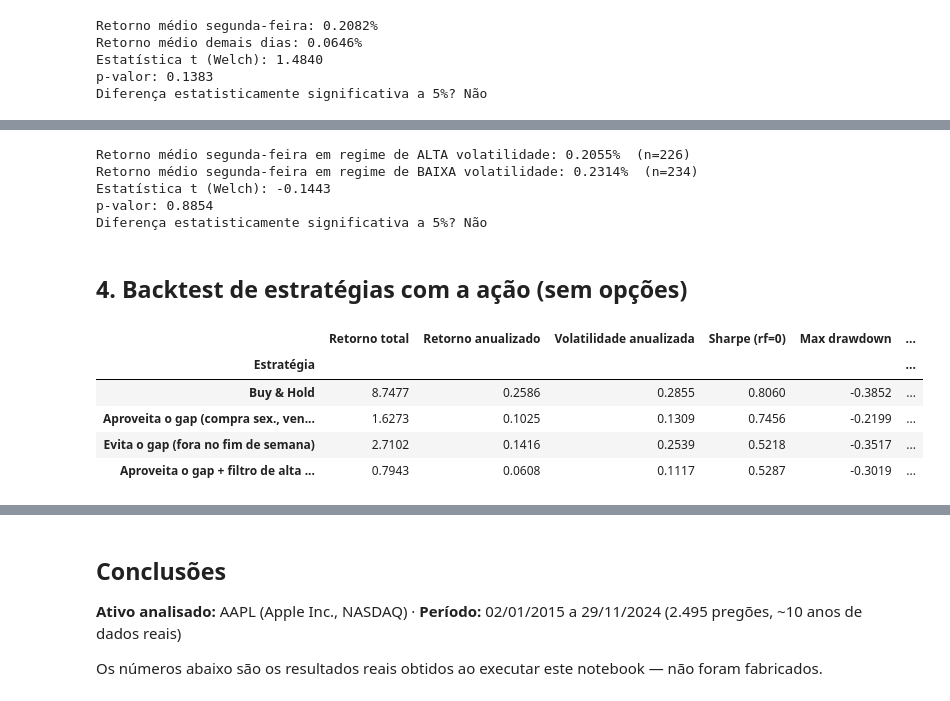
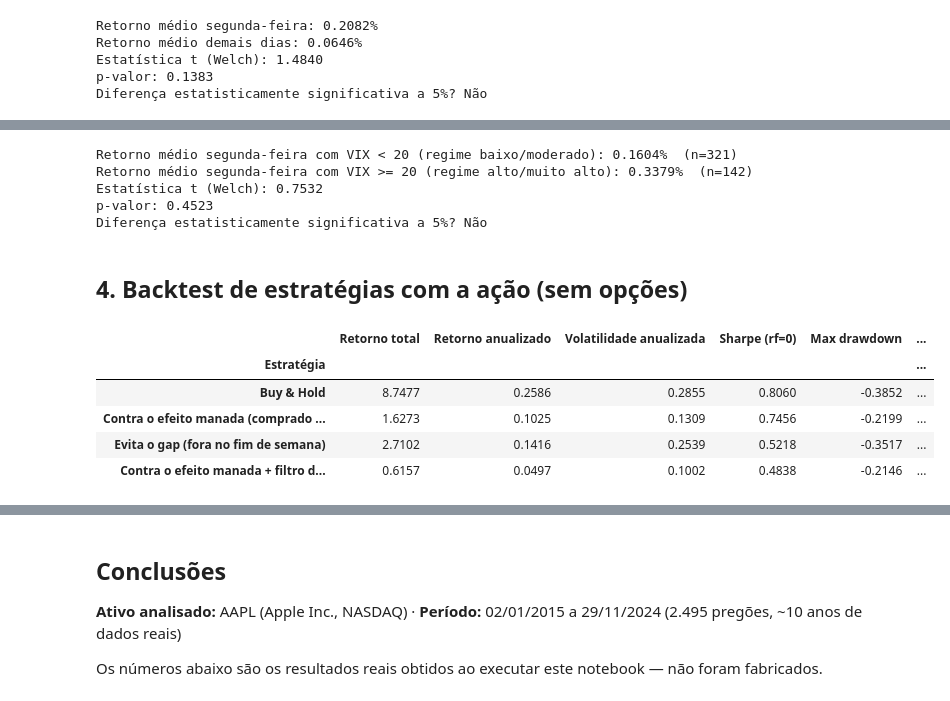
Before and after one commit to jorgerachid1/estrategia-fim-de-semana-volatilidade, a Jupyter notebook: estrategia_fim_de_semana_volatilidade.ipynb, the cells around one changed output, grey strips where cells are left out. Saved outputs shown, nothing was run; the diff lists cells and outputs as text; code cells hidden in the pictures.

```diff
--- a/estrategia_fim_de_semana_volatilidade.ipynb
+++ b/estrategia_fim_de_semana_volatilidade.ipynb
@@ -97,22 +155,19 @@ Diferença estatisticamente significativa a 5%? Não
 # %%
-df["vol_movel_21d"] = df["log_return"].rolling(21).std() * np.sqrt(252)
-mediana_vol = df["vol_movel_21d"].median()
+# Teste de hipótese formal: regime de VIX baixo (<20) vs. alto (>=20)
+baixo_vix = df_mon.loc[df_mon["vix_prev"] < 20, "log_return"]
+alto_vix = df_mon.loc[df_mon["vix_prev"] >= 20, "log_return"]
 
-df_mon = df.loc[df["weekday"] == "Monday"].dropna(subset=["vol_movel_21d"]).copy()
-alta_vol = df_mon.loc[df_mon["vol_movel_21d"] >= mediana_vol, "log_return"]
-baixa_vol = df_mon.loc[df_mon["vol_movel_21d"] < mediana_vol, "log_return"]
-
-t_stat2, p_value2 = stats.ttest_ind(alta_vol, baixa_vol, equal_var=False)
-print(f"Retorno médio segunda-feira em regime de ALTA volatilidade: {alta_vol.mean()*100:.4f}%  (n={len(alta_vol)})")
-print(f"Retorno médio segunda-feira em regime de BAIXA volatilidade: {baixa_vol.mean()*100:.4f}%  (n={len(baixa_vol)})")
+t_stat2, p_value2 = stats.ttest_ind(alto_vix, baixo_vix, equal_var=False)
+print(f"Retorno médio segunda-feira com VIX < 20 (regime baixo/moderado): {baixo_vix.mean()*100:.4f}%  (n={len(baixo_vix)})")
+print(f"Retorno médio segunda-feira com VIX >= 20 (regime alto/muito alto): {alto_vix.mean()*100:.4f}%  (n={len(alto_vix)})")
 print(f"Estatística t (Welch): {t_stat2:.4f}")
 print(f"p-valor: {p_value2:.4f}")
 print("Diferença estatisticamente significativa a 5%?", "Sim" if p_value2 < 0.05 else "Não")
 # %% [output]
-Retorno médio segunda-feira em regime de ALTA volatilidade: 0.2055%  (n=226)
-Retorno médio segunda-feira em regime de BAIXA volatilidade: 0.2314%  (n=234)
-Estatística t (Welch): -0.1443
-p-valor: 0.8854
+Retorno médio segunda-feira com VIX < 20 (regime baixo/moderado): 0.1604%  (n=321)
+Retorno médio segunda-feira com VIX >= 20 (regime alto/muito alto): 0.3379%  (n=142)
+Estatística t (Welch): 0.7532
+p-valor: 0.4523
 Diferença estatisticamente significativa a 5%? Não
 # %% [markdown]
 ## 4. Backtest de estratégias com a ação (sem opções)
@@ -123,30 +178,28 @@ d["ret"] = d["log_return"]
 # Estratégia 1: Buy & Hold
 d["strat_buyhold"] = d["ret"]
 
-# Estratégia 2: "Aproveita o gap" — compra no fechamento de sexta, vende no fechamento de segunda seguinte,
-# fica fora do mercado nos demais dias (terça a sexta).
+# Estratégia 2: "Contra o efeito manada" (aproveita o gap) — compra no fechamento de sexta, vende no
+# fechamento de segunda seguinte, fica fora do mercado nos demais dias (terça a sexta). Chamada de
+# "contra o efeito manada" porque faz exatamente o oposto do que a maioria dos investidores faz
+# (vender antes do fim de semana): ela SÓ fica posicionada durante o fim de semana.
 d["strat_aproveita_gap"] = np.where(d.index.day_name() == "Monday", d["ret"], 0.0)
 
 # Estratégia 3: "Evita o gap" — o oposto: fica posicionado de segunda a sexta, mas fecha a posição
 # na sexta e reabre na segunda (ou seja, ganha todos os dias MENOS o retorno de segunda-feira).
 d["strat_evita_gap"] = np.where(d.index.day_name() == "Monday", 0.0, d["ret"])
 
-# Estratégia 4: "Aproveita o gap + filtro de alta volatilidade" — só entra na segunda-feira
-# se a volatilidade móvel estava acima da mediana histórica na sexta anterior.
-vol_prev = d["vol_movel_21d"].shift(1)
-cond = (d.index.day_name() == "Monday") & (vol_prev >= mediana_vol)
-d["strat_gap_filtro_vol"] = np.where(cond, d["ret"], 0.0)
+# Estratégia 4: "Contra o efeito manada" + filtro de VIX alto — só entra no gap do fim de semana
+# se o VIX da sexta anterior estava em regime de alta volatilidade (>= 20).
+vix_prev_d = d["vix"].shift(1)
+cond = (d.index.day_name() == "Monday") & (vix_prev_d >= 20)
+d["strat_gap_filtro_vix"] = np.where(cond, d["ret"], 0.0)
 
-# Estratégia 5: "Imita o comportamento de manada" — evita ficar posicionado no fim de semana
-# (equivalente estrutural à estrat. 3, mantida separada para leitura clara do enunciado).
-d["strat_manada"] = d["strat_evita_gap"]
-
-estrategias = ["strat_buyhold", "strat_aproveita_gap", "strat_evita_gap", "strat_gap_filtro_vol"]
+estrategias = ["strat_buyhold", "strat_aproveita_gap", "strat_evita_gap", "strat_gap_filtro_vix"]
 nomes = {
     "strat_buyhold": "Buy & Hold",
-    "strat_aproveita_gap": "Aproveita o gap (compra sex., vende seg.)",
+    "strat_aproveita_gap": "Contra o efeito manada (comprado no gap, todo fim de semana)",
     "strat_evita_gap": "Evita o gap (fora no fim de semana)",
-    "strat_gap_filtro_vol": "Aproveita o gap + filtro de alta volatilidade",
+    "strat_gap_filtro_vix": "Contra o efeito manada + filtro de VIX alto (>=20)",
 }
 
 def metricas(r, nome):
@@ -159,36 +212,36 @@ def metricas(r, nome):
     sharpe = (r.mean() * 252) / ann_vol if ann_vol > 0 else np.nan
     running_max = equity.cummax()
     drawdown = equity / running_max - 1
     max_dd = drawdown.min()
     n_trades = (r != 0).sum()
     win_rate = (r[r != 0] > 0).mean() if n_trades > 0 else np.nan
     return {
         "Estratégia": nome,
         "Retorno total": total_return,
         "Retorno anualizado": ann_return,
         "Volatilidade anualizada": ann_vol,
         "Sharpe (rf=0)": sharpe,
         "Max drawdown": max_dd,
         "Taxa de acerto": win_rate,
         "Nº de dias com posição": n_trades,
     }, equity
 
 resultados = []
 equities = {}
 for col in estrategias:
     m, eq = metricas(d[col], nomes[col])
     resultados.append(m)
     equities[nomes[col]] = eq
 
 res_df = pd.DataFrame(resultados).set_index("Estratégia")
 res_df
 # %% [output]
 |  | Retorno total | Retorno anualizado | Volatilidade anualizada | Sharpe (rf=0) | Max drawdown | ... |
 | Estratégia |  |  |  |  |  | ... |
 | Buy & Hold | 8.7477 | 0.2586 | 0.2855 | 0.8060 | -0.3852 | ... |
-| Aproveita o gap (compra sex., ven... | 1.6273 | 0.1025 | 0.1309 | 0.7456 | -0.2199 | ... |
+| Contra o efeito manada (comprado ... | 1.6273 | 0.1025 | 0.1309 | 0.7456 | -0.2199 | ... |
 | Evita o gap (fora no fim de semana) | 2.7102 | 0.1416 | 0.2539 | 0.5218 | -0.3517 | ... |
-| Aproveita o gap + filtro de alta ... | 0.7943 | 0.0608 | 0.1117 | 0.5287 | -0.3019 | ... |
+| Contra o efeito manada + filtro d... | 0.6157 | 0.0497 | 0.1002 | 0.4838 | -0.2146 | ... |
 # %%
 fig, ax = plt.subplots(figsize=(10, 6))
 for nome, eq in equities.items():
```
Also changed, not shown: parts of 15 cells of this notebook, 6 other files.
